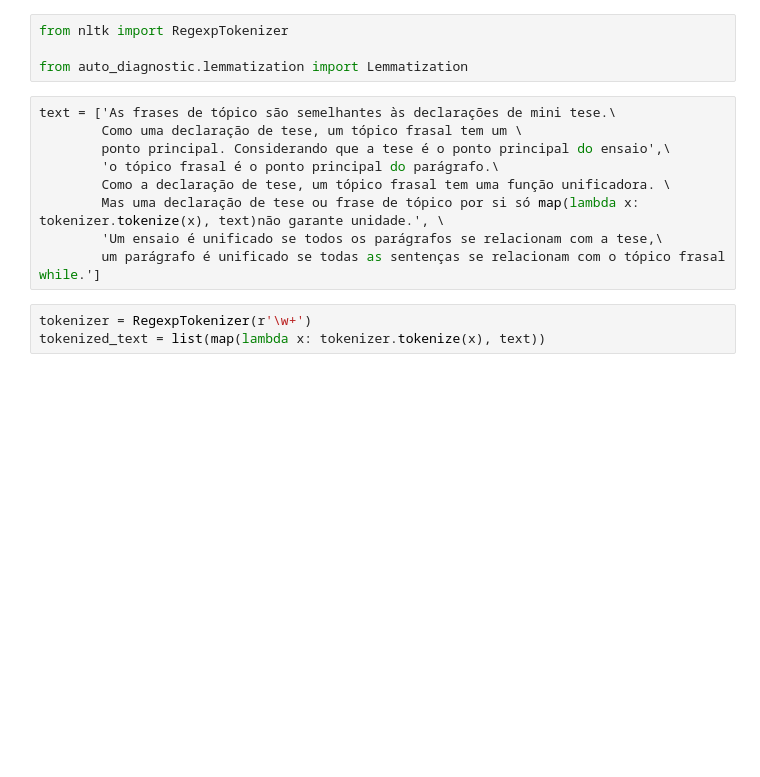
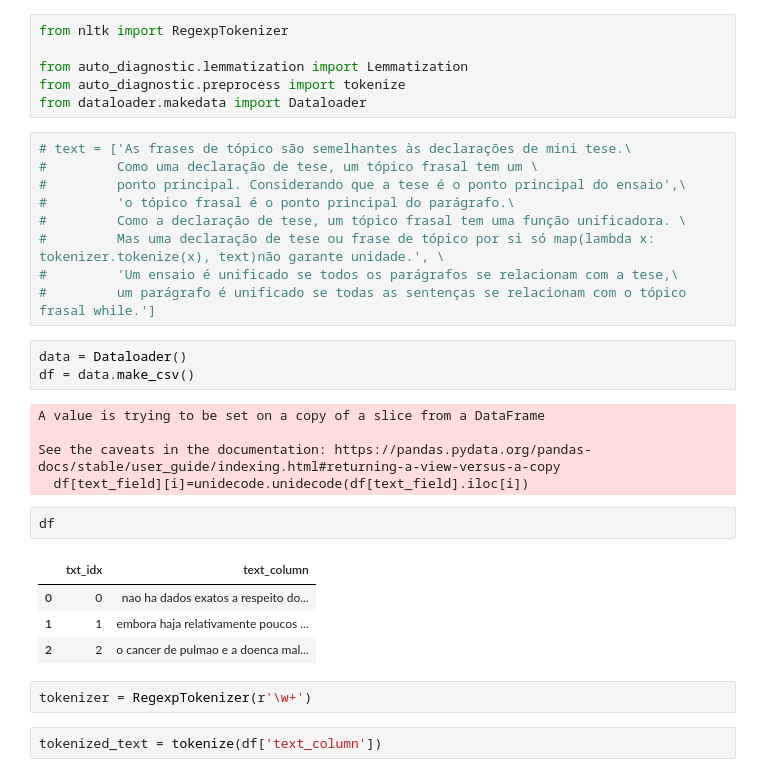
Before and after one commit to andrerodrig/cognitive-computing-projects, a Jupyter notebook: notebooks/lemmatization_test_final.ipynb, the cells around one changed output. Drawn from its saved outputs; the diff is of its cells as text; blank space fills up the shorter version.

```diff
--- a/notebooks/lemmatization_test_final.ipynb
+++ b/notebooks/lemmatization_test_final.ipynb
@@ -2,18 +2,36 @@
 from nltk import RegexpTokenizer
 
 from auto_diagnostic.lemmatization import Lemmatization
+from auto_diagnostic.preprocess import tokenize
+from dataloader.makedata import Dataloader
 # %%
-text = ['As frases de tópico são semelhantes às declarações de mini tese.\
-        Como uma declaração de tese, um tópico frasal tem um \
-        ponto principal. Considerando que a tese é o ponto principal do ensaio',\
-        'o tópico frasal é o ponto principal do parágrafo.\
-        Como a declaração de tese, um tópico frasal tem uma função unificadora. \
-        Mas uma declaração de tese ou frase de tópico por si só map(lambda x: tokenizer.tokenize(x), text)não garante unidade.', \
-        'Um ensaio é unificado se todos os parágrafos se relacionam com a tese,\
-        um parágrafo é unificado se todas as sentenças se relacionam com o tópico frasal while.']
+# text = ['As frases de tópico são semelhantes às declarações de mini tese.\
+#         Como uma declaração de tese, um tópico frasal tem um \
+#         ponto principal. Considerando que a tese é o ponto principal do ensaio',\
+#         'o tópico frasal é o ponto principal do parágrafo.\
+#         Como a declaração de tese, um tópico frasal tem uma função unificadora. \
+#         Mas uma declaração de tese ou frase de tópico por si só map(lambda x: tokenizer.tokenize(x), text)não garante unidade.', \
+#         'Um ensaio é unificado se todos os parágrafos se relacionam com a tese,\
+#         um parágrafo é unificado se todas as sentenças se relacionam com o tópico frasal while.']
+# %%
+data = Dataloader()
+df = data.make_csv()
+# %% [output]
+A value is trying to be set on a copy of a slice from a DataFrame
+
+See the caveats in the documentation: https://pandas.pydata.org/pandas-docs/stable/user_guide/indexing.html#returning-a-view-versus-a-copy
+  df[text_field][i]=unidecode.unidecode(df[text_field].iloc[i])
+# %%
+df
+# %% [output]
+|  | txt_idx | text_column |
+| 0 | 0 | nao ha dados exatos a respeito do... |
+| 1 | 1 | embora haja relativamente poucos ... |
+| 2 | 2 | o cancer de pulmao e a doenca mal... |
 # %%
 tokenizer = RegexpTokenizer(r'\w+')
-tokenized_text = list(map(lambda x: tokenizer.tokenize(x), text))
+# %%
+tokenized_text = tokenize(df['text_column'])
 # %%
 tokenized_text
 # %% [output]
```
Also changed, not shown: parts of 2 cells of this notebook, 6 other files.
